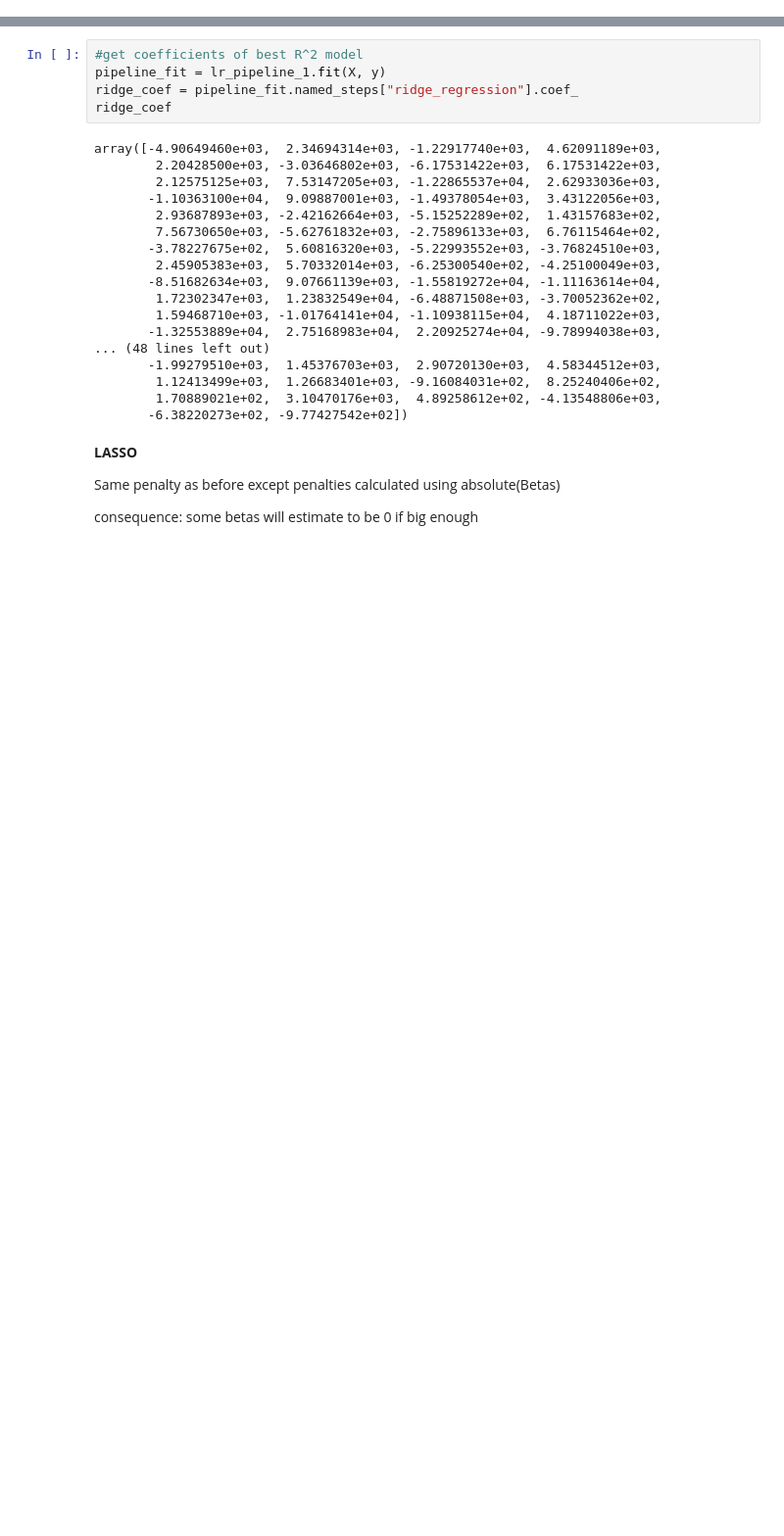
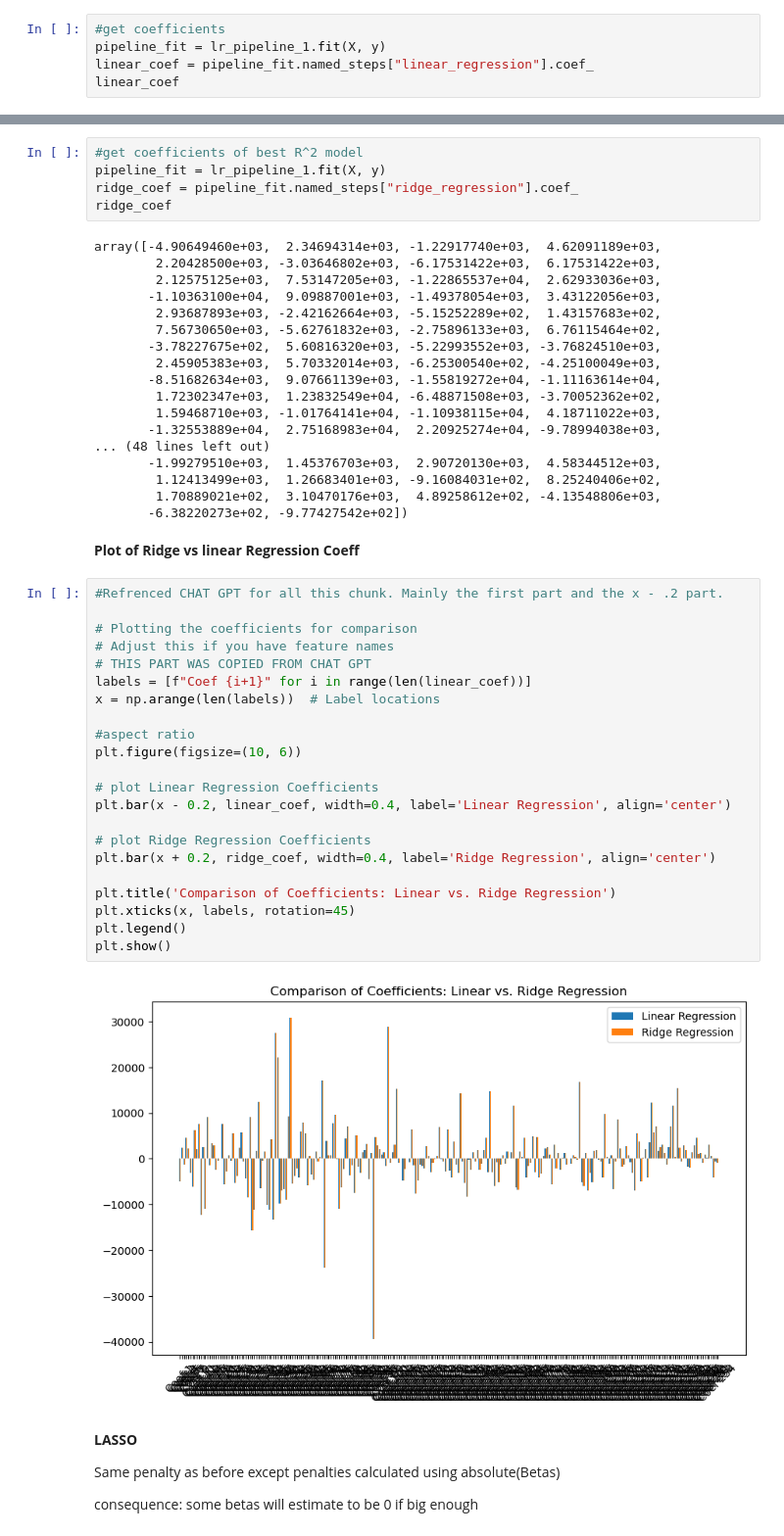
Before and after one commit to BLauf/GSB-544, a Jupyter notebook: practice_activities/7.1_penalized regression/penalized_regression.ipynb, the cells around one changed output, grey strips where cells are left out. Shown at 98% size. Cells and saved outputs as stored; diff of their text form; blank space fills up the shorter version.

```diff
--- a/practice_activities/7.1_penalized regression/penalized_regression.ipynb
+++ b/practice_activities/7.1_penalized regression/penalized_regression.ipynb
@@ -21,0 +64,5 @@ ames = ames.dropna()
+# %%
+#get coefficients
+pipeline_fit = lr_pipeline_1.fit(X, y)
+linear_coef = pipeline_fit.named_steps["linear_regression"].coef_
+linear_coef
@@ -105,6 +172,32 @@ array([-4.90649460e+03,  2.34694314e+03, -1.22917740e+03,  4.62091189e+03,
         1.12413499e+03,  1.26683401e+03, -9.16084031e+02,  8.25240406e+02,
         1.70889021e+02,  3.10470176e+03,  4.89258612e+02, -4.13548806e+03,
        -6.38220273e+02, -9.77427542e+02])
+# %% [markdown]
+**Plot of Ridge vs linear Regression Coeff**
+# %%
+#Refrenced CHAT GPT for all this chunk. Mainly the first part and the x - .2 part.
+
+# Plotting the coefficients for comparison
+# Adjust this if you have feature names
+# THIS PART WAS COPIED FROM CHAT GPT
+labels = [f"Coef {i+1}" for i in range(len(linear_coef))]
+x = np.arange(len(labels))  # Label locations
+
+#aspect ratio
+plt.figure(figsize=(10, 6))
+
+# plot Linear Regression Coefficients
+plt.bar(x - 0.2, linear_coef, width=0.4, label='Linear Regression', align='center')
+
+# plot Ridge Regression Coefficients
+plt.bar(x + 0.2, ridge_coef, width=0.4, label='Ridge Regression', align='center')
+
+plt.title('Comparison of Coefficients: Linear vs. Ridge Regression')
+plt.xticks(x, labels, rotation=45)
+plt.legend()
+plt.show()
+# %% [output]
+[figure, added]
 # %% [markdown]
 **LASSO**
 
```
Also changed, not shown: parts of 9 cells of this notebook.
